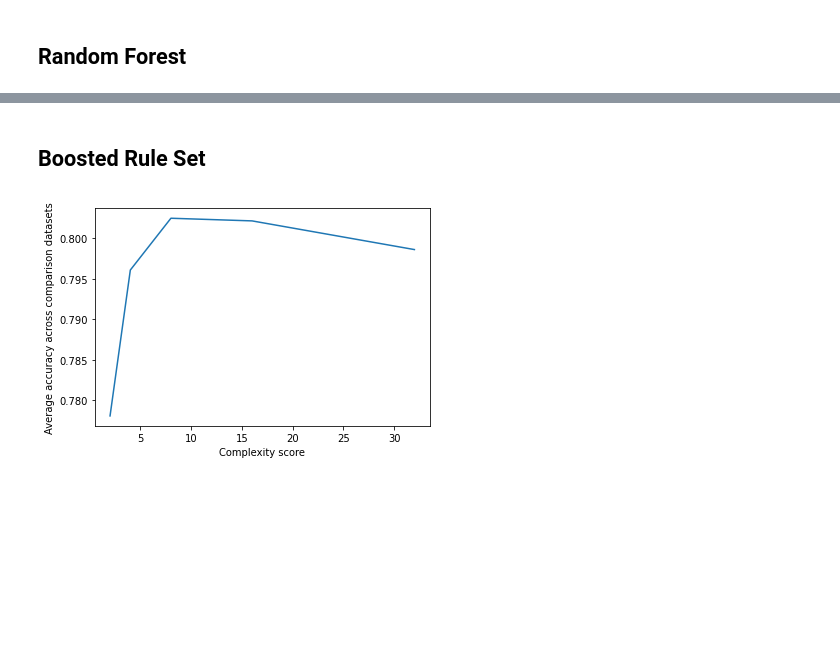
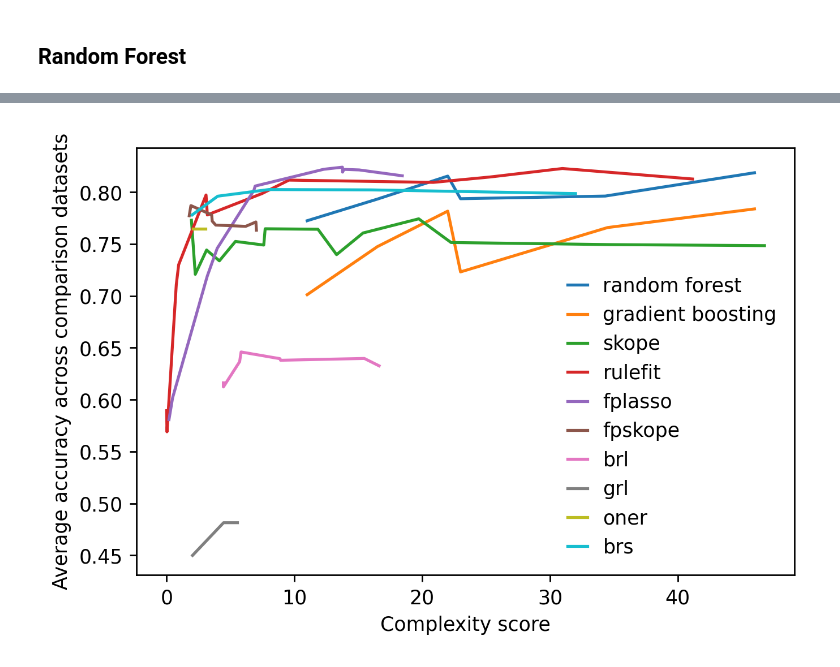
Before and after one commit to csinva/imodels, a Jupyter notebook: notebooks/imodels_comparisons.ipynb, the cells around one changed output, grey strips where cells are left out. Cells and saved outputs as stored; diff of their text form; code cells hidden in the pictures; blank space fills up the shorter version.

Commit message:
put all nb plots together

```diff
--- a/notebooks/imodels_comparisons.ipynb
+++ b/notebooks/imodels_comparisons.ipynb
@@ -28,0 +1,17 @@ df[df.index.str.contains('Acc')]
+# %%
+import pickle as pkl
+import pandas as pd
+import imodels
+import itertools
+import os
+from imodels.util.evaluate.compare_models import run_comparison
+from sklearn.metrics import accuracy_score, f1_score
+from sklearn.ensemble import RandomForestClassifier, GradientBoostingClassifier
+import matplotlib.pyplot as plt
+from tqdm import tqdm
+
+%load_ext autoreload
+%autoreload 2
+
+MODEL_COMPARISON_PATH = '../tests/test_data/comparison_data/'
+MODEL_COMPARISON_FILE = MODEL_COMPARISON_PATH + 'model_comparisons.pkl'
@@ -28,0 +24,3 @@ df[df.index.str.contains('Acc')]
+# %%
+df = pkl.load(open(MODEL_COMPARISON_FILE, 'rb'))['df'].round(3)
+print('columns', df.columns, 'models', df.index)
@@ -168,8 +93,49 @@ viz_model(result_oner)
-# %% [markdown]
-## Boosted Rule Set
-# %%
-estimators = [('brs', imodels.BoostedRulesClassifier(n_estimators=n)) for n in [2, 4, 8, 16, 32]]
-result_brs = get_comparison_df(estimators)
-viz_model(result_brs)
-# %% [output]
-[figure, removed]
+# %%
+est_rf = [
+    ('random_forest', RandomForestClassifier(n_estimators=n, max_depth=d))
+    for n, d in itertools.product([2, 3, 4], [2, 3])
+]
+est_gb = [
+    ('gradient_boosting', GradientBoostingClassifier(n_estimators=n, max_depth=d))
+    for n, d in itertools.product([2, 3, 4], [2, 3])
+]
+est_skope = [
+        ('skope', imodels.SkopeRulesClassifier(n_estimators=n, max_depth=d))
+        for n, d in itertools.product([2, 4, 8, 16, 32, 64, 96], [2, 3])
+    ]
+est_rulefit = [
+    ('rulefit', imodels.RuleFitClassifier(max_rules=n, tree_size=d))
+    for n, d in itertools.product([2, 4, 8, 16, 32, 48], [4, 8])
+]
+est_fplasso = [
+    ('fplasso', imodels.FPLassoClassifier(max_rules=n, maxcardinality=c))
+    for n, c in itertools.product([2, 4, 8, 16, 32, 48, 96], [2, 3])
+]
+est_fpskope = [
+    ('fpskope', imodels.FPSkopeClassifier(maxcardinality=c,  max_depth_duplication=dd))
+    for c, dd in itertools.product([2, 3, 4], [1, 2, 3])
+]
+est_brl = [
+    ('brl', imodels.BayesianRuleListClassifier(listlengthprior=l, maxcardinality=c))
+    for l, c in itertools.product([2, 4, 8, 16], [2, 3])
+]
+est_grl = [('grl', imodels.GreedyRuleListClassifier(max_depth=d)) for d in [2, 4, 8, 16]]
+est_oner = [('oner', imodels.OneRClassifier(max_depth=d)) for d in [2, 3, 4, 5, 6, 7]]
+est_brs = [('brs', imodels.BoostedRulesClassifier(n_estimators=n)) for n in [2, 4, 8, 16, 32]]
+
+ests = [est_rf, est_gb, est_skope, est_rulefit, est_fplasso, est_fpskope, est_brl, est_grl, est_oner, est_brs]
+plt.figure(dpi=250)
+for est in tqdm(ests):
+    result = get_comparison_df(est)
+    complexities = result[result.index.str.contains('Complexity')]
+    accuracies = result[result.index.str.contains('Acc')]
+    complexity_sort_indices = complexities.argsort()
+
+    plt.plot(complexities[complexity_sort_indices],
+             accuracies[complexity_sort_indices], label=est[0][0].replace('_', ' '))
+plt.xlabel('Complexity score')
+plt.ylabel('Average accuracy across comparison datasets')
+plt.legend(frameon=False, handlelength=1)
+plt.show()
+# %% [output]
+[figure, added]
```
Also changed, not shown: parts of 25 cells of this notebook, 2 other files.
